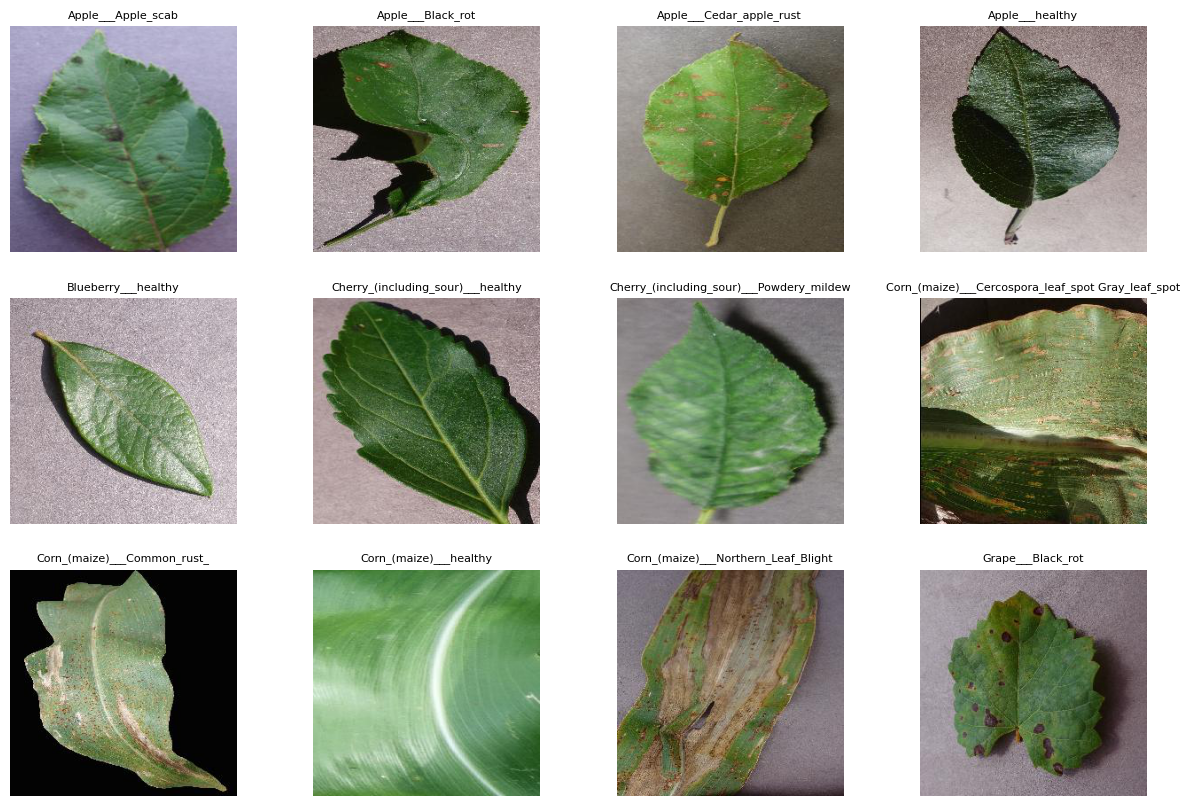
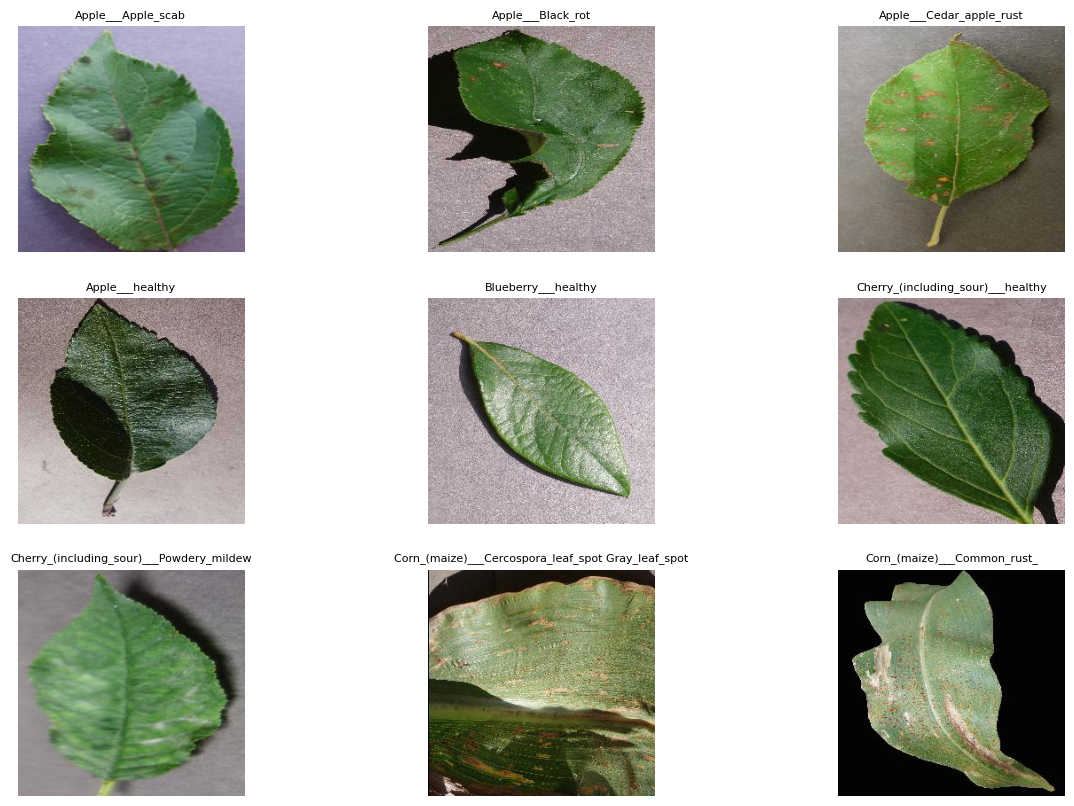
The notebook cell's code change between the first figure and the second:
--- before
+++ after
@@ -1,10 +1,10 @@
 plt.figure(figsize=(15,10))
 
-for i, cls in enumerate(classes[:12]):
+for i, cls in enumerate(classes[:9]):
     image_name = os.listdir(os.path.join(TRAIN_DIR, cls))[0]
     image_path = os.path.join(TRAIN_DIR, cls, image_name)
 
     img = plt.imread(image_path)
-    plt.subplot(3,4,i+1)
+    plt.subplot(3,3,i+1)
     plt.imshow(img)
     plt.title(cls, fontsize=8)

Commit: note books folder